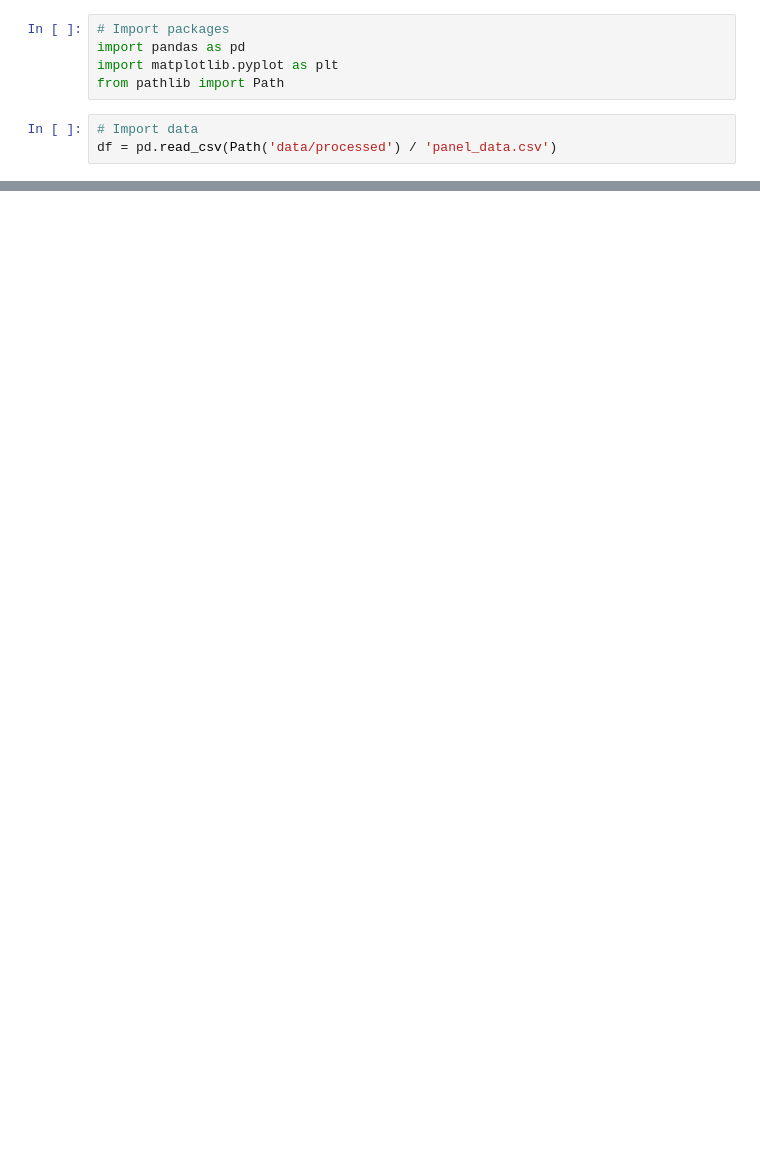
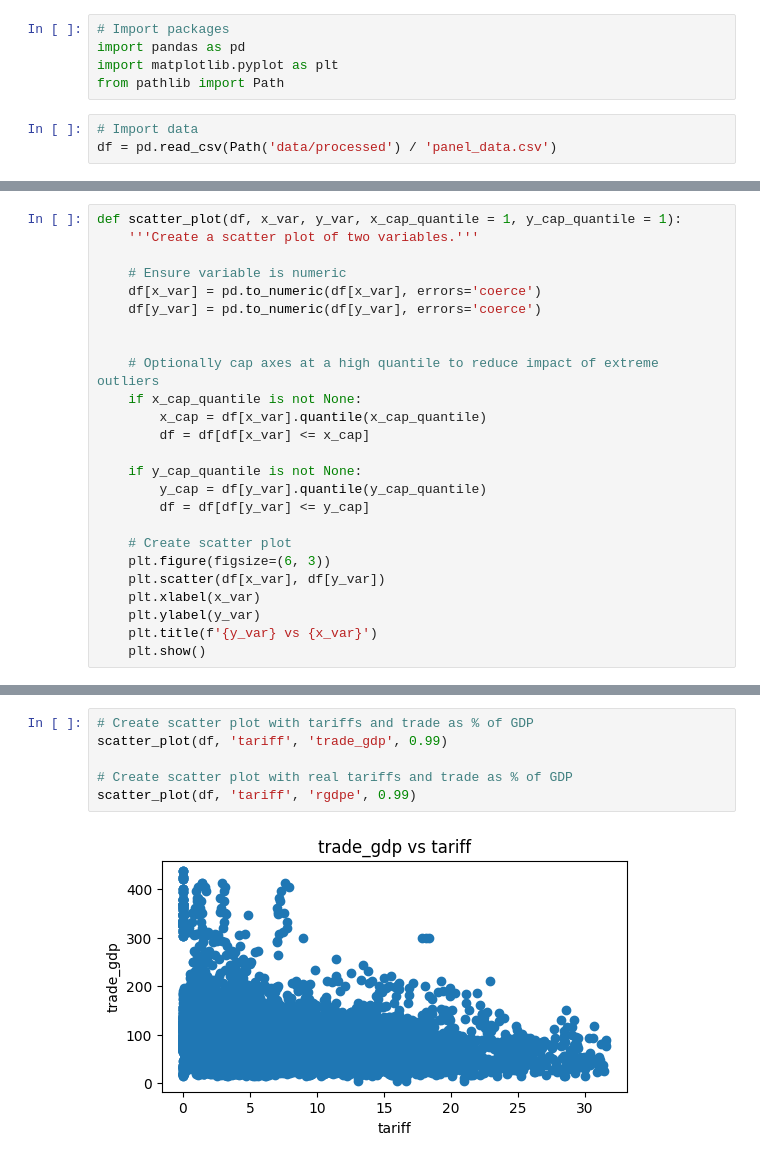
Before and after one commit to RadostTrak/trade-growth-panel-analysis, a Jupyter notebook: 02_data_exploration.ipynb, the cells around one changed output, grey strips where cells are left out. Drawn from its saved outputs; the diff is of its cells as text; blank space fills up the shorter version.

```diff
--- a/02_data_exploration.ipynb
+++ b/02_data_exploration.ipynb
@@ -45,0 +47,25 @@ line_plot(df, 'trade_gdp')
+# %%
+def scatter_plot(df, x_var, y_var, x_cap_quantile = 1, y_cap_quantile = 1):
+    '''Create a scatter plot of two variables.'''
+
+    # Ensure variable is numeric
+    df[x_var] = pd.to_numeric(df[x_var], errors='coerce')
+    df[y_var] = pd.to_numeric(df[y_var], errors='coerce')
+
+
+    # Optionally cap axes at a high quantile to reduce impact of extreme outliers
+    if x_cap_quantile is not None:
+        x_cap = df[x_var].quantile(x_cap_quantile)
+        df = df[df[x_var] <= x_cap]
+
+    if y_cap_quantile is not None:
+        y_cap = df[y_var].quantile(y_cap_quantile)
+        df = df[df[y_var] <= y_cap]
+
+    # Create scatter plot
+    plt.figure(figsize=(6, 3))
+    plt.scatter(df[x_var], df[y_var])
+    plt.xlabel(x_var)
+    plt.ylabel(y_var)
+    plt.title(f'{y_var} vs {x_var}')
+    plt.show()
@@ -45,0 +82,8 @@ line_plot(df, 'trade_gdp')
+# %%
+# Create scatter plot with tariffs and trade as % of GDP
+scatter_plot(df, 'tariff', 'trade_gdp', 0.99)
+
+# Create scatter plot with real tariffs and trade as % of GDP
+scatter_plot(df, 'tariff', 'rgdpe', 0.99)
+# %% [output]
+[figure, added]
```
Also changed, not shown: parts of 6 cells of this notebook.
